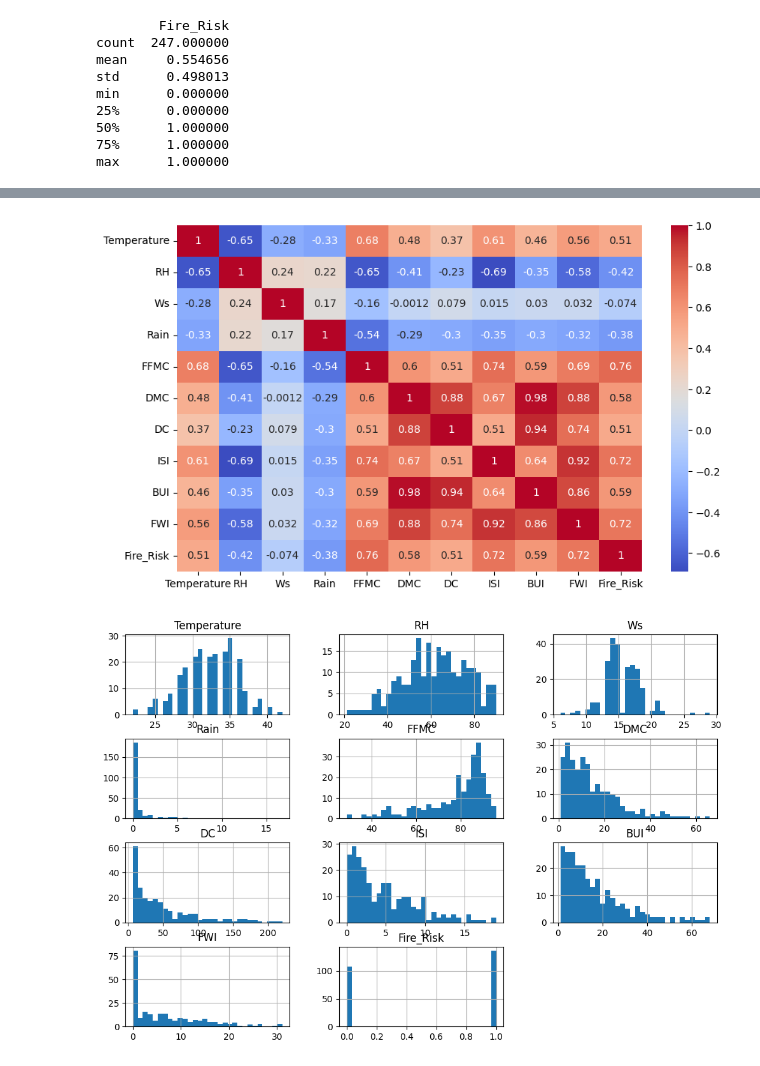
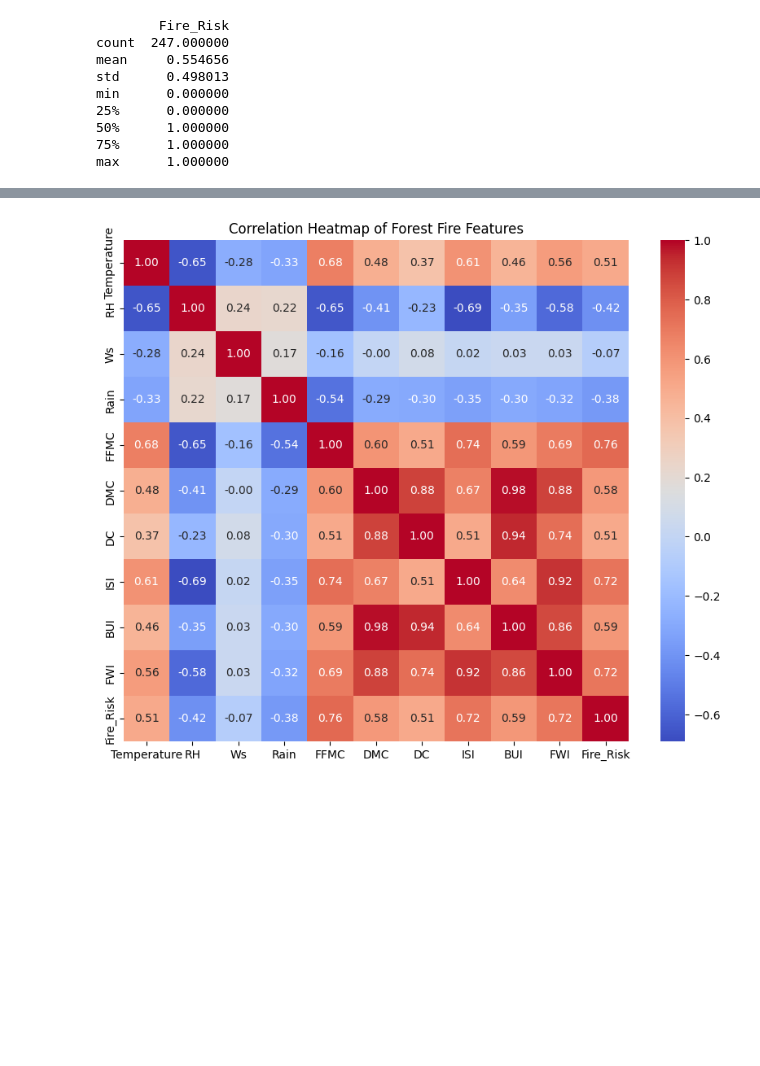
Before and after one commit to ashishtyagi009/Forest_Fire, a Jupyter notebook: Forest_Fire.ipynb, the cells around one changed output, grey strips where cells are left out. Cells and saved outputs as stored; diff of their text form; code cells hidden in the pictures; blank space fills up the shorter version.

```diff
--- a/Forest_Fire.ipynb
+++ b/Forest_Fire.ipynb
@@ -123,13 +117,9 @@ df_cleaned = df_cleaned.fillna(0)
 # %%
 df_cleaned = df_cleaned.fillna(method='ffill')
 # %%
-plt.figure(figsize=(10,6))
-sns.heatmap(df_cleaned.corr(), annot=True, cmap="coolwarm")
+plt.figure(figsize=(10,8))
+sns.heatmap(df_cleaned.corr(), annot=True, cmap="coolwarm", fmt=".2f")
+plt.title("Correlation Heatmap of Forest Fire Features")
 plt.show()
 # %% [output]
-[figure, old version]
+[figure, new version]
-# %%
-df_cleaned.hist(bins=30, figsize=(12,8))
-plt.show()
-# %% [output]
-[figure, removed]
```
Also changed, not shown: parts of 23 cells of this notebook, 2 other files.
